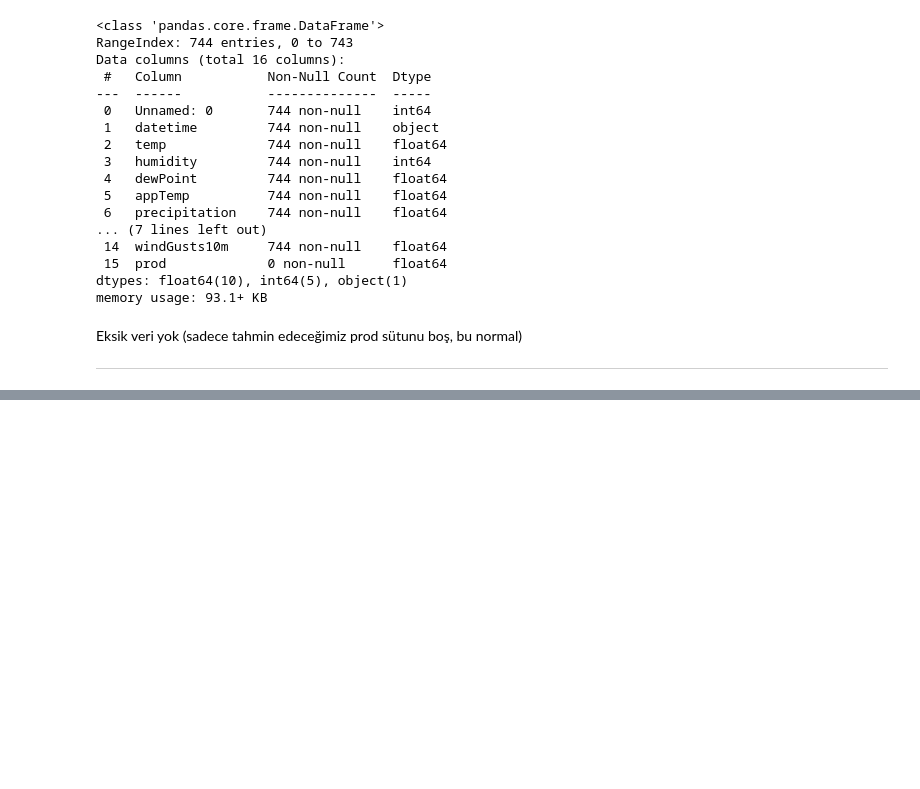
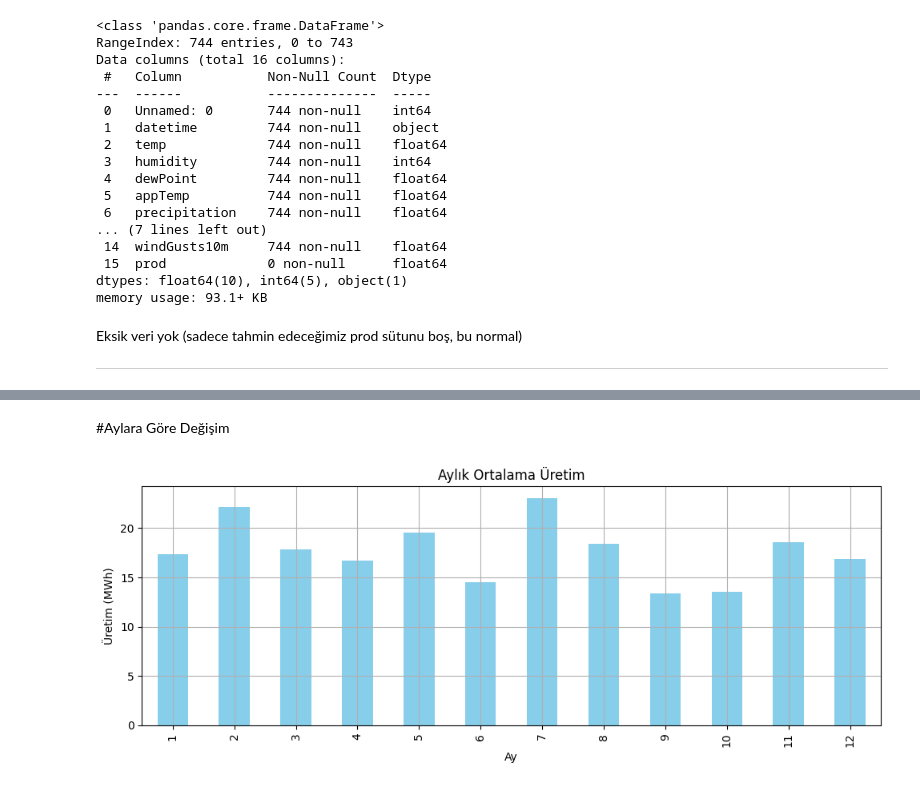
Before and after one commit to musa-fe/Machine_Learning_3, a Jupyter notebook: MachineLearning_3.ipynb, the cells around one changed output, grey strips where cells are left out. Saved outputs shown, nothing was run; the diff lists cells and outputs as text; code cells hidden in the pictures; blank space fills up the shorter version.

```diff
--- a/MachineLearning_3.ipynb
+++ b/MachineLearning_3.ipynb
@@ -71,0 +124,13 @@ AttributeError: 'function' object has no attribute 'sum'
+# %% [markdown]
+#Aylara Göre Değişim
+# %%
+plt.figure(figsize=(10,4))
+train_only.groupby('month')['prod'].mean().plot(kind='bar', color='skyblue')
+plt.title('Aylık Ortalama Üretim')
+plt.xlabel('Ay')
+plt.ylabel('Üretim (MWh)')
+plt.grid(True)
+plt.tight_layout()
+plt.show()
+# %% [output]
+[figure, added]
```
Also changed, not shown: parts of 14 cells of this notebook.
